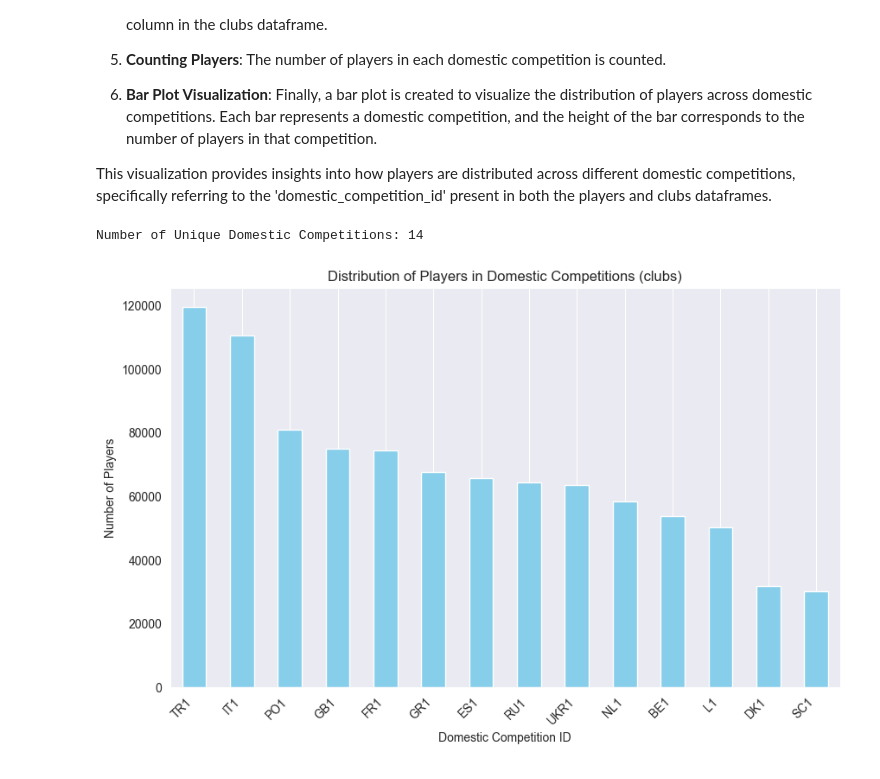
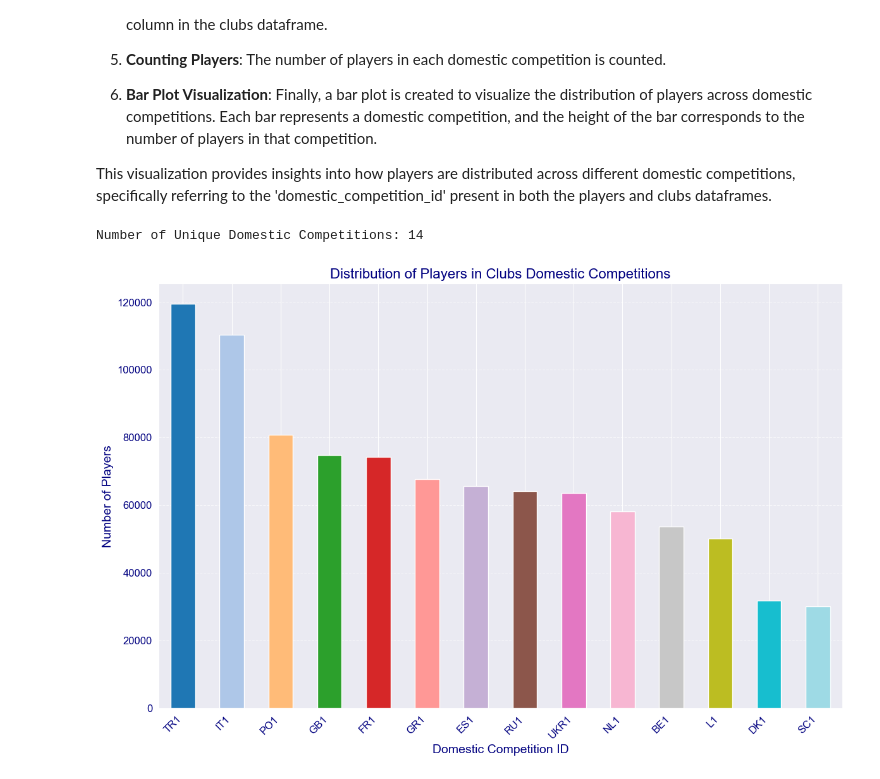
Before and after one commit to BonincontroL/IumTweb_project, a Jupyter notebook: solution/DataAnalysis/JupyterNotebooks/players.ipynb, the cells around one changed output. Drawn from its saved outputs; the diff is of its cells as text; code cells hidden in the pictures.

Commit message:
continuazione test analisi dati su players.ipynb - da rivedere bene...

```diff
--- a/solution/DataAnalysis/JupyterNotebooks/players.ipynb
+++ b/solution/DataAnalysis/JupyterNotebooks/players.ipynb
@@ -695,38 +719,43 @@ This script retrieves data from a PostgreSQL database containing information abo
 
 This visualization provides insights into how players are distributed across different domestic competitions, specifically referring to the 'domestic_competition_id' present in both the players and clubs dataframes.
 # %%
-database_url = "postgresql://postgres:123456@localhost:5432/db_test_project"
-engine = create_engine(database_url)
-
 # Query per ottenere i dati dei club
 clubs_query = "SELECT * FROM clubs"
 clubs_df = pd.read_sql_query(clubs_query, con=engine)
 
 ##############################################################
 # Query per contare il numero di competizioni uniche
 num_competitions_query = "SELECT COUNT(DISTINCT domestic_competition_id) AS num_competitions FROM clubs"
 num_competitions_df = pd.read_sql_query(num_competitions_query, con=engine)
 print("Number of Unique Domestic Competitions:", num_competitions_df['num_competitions'].iloc[0])
 ################################################################
 
 # Rinomina la colonna 'name' in clubs_df per evitare conflitti dopo la fusione
 clubs_df.rename(columns={'name': 'club_name'}, inplace=True)
 
 # Join del DataFrame dei giocatori con il DataFrame dei club
 players_clubs_df = pd.merge(players_df, clubs_df[['domestic_competition_id', 'club_name']], left_on='current_club_domestic_competition_id', right_on='domestic_competition_id', how='left')
 
 # Conteggio dei giocatori in ciascuna competizione domestica
 competition_players_count = players_clubs_df['domestic_competition_id'].value_counts()
 
 # Creazione di un grafico a barre per la distribuzione dei giocatori nelle competizioni domestiche
-plt.figure(figsize=(10, 6))
-competition_players_count.plot(kind='bar', color='skyblue')
-plt.title('Distribution of Players in Domestic Competitions (clubs)')
-plt.xlabel('Domestic Competition ID')
-plt.ylabel('Number of Players')
-plt.xticks(rotation=45, ha='right')
-plt.grid(axis='y')
+plt.figure(figsize=(12, 8))
+
+# defisce una lista di palette di colori diverse per ciascuna colonna
+color_palette = [cm.tab20(i) for i in np.linspace(0, 1, len(competition_players_count))]
+
+# crea il grafico a barre con una palette di colori diversa per ciascuna colonna
+competition_players_count.plot(kind='bar', color=color_palette)
+
+plt.title('Distribution of Players in Clubs Domestic Competitions', fontsize=16, color='navy')
+plt.xlabel('Domestic Competition ID', fontsize=14, color='navy')
+plt.ylabel('Number of Players', fontsize=14, color='navy')
+plt.xticks(rotation=45, ha='right', fontsize=12, color='navy')
+plt.yticks(fontsize=12, color='navy')
+plt.grid(axis='y', linestyle='--', alpha=0.7)
+plt.tight_layout()
 plt.show()
 # %% [output]
 Number of Unique Domestic Competitions: 14
-[figure, old version]
+[figure, new version]
```
Also changed, not shown: parts of 3 cells of this notebook.
